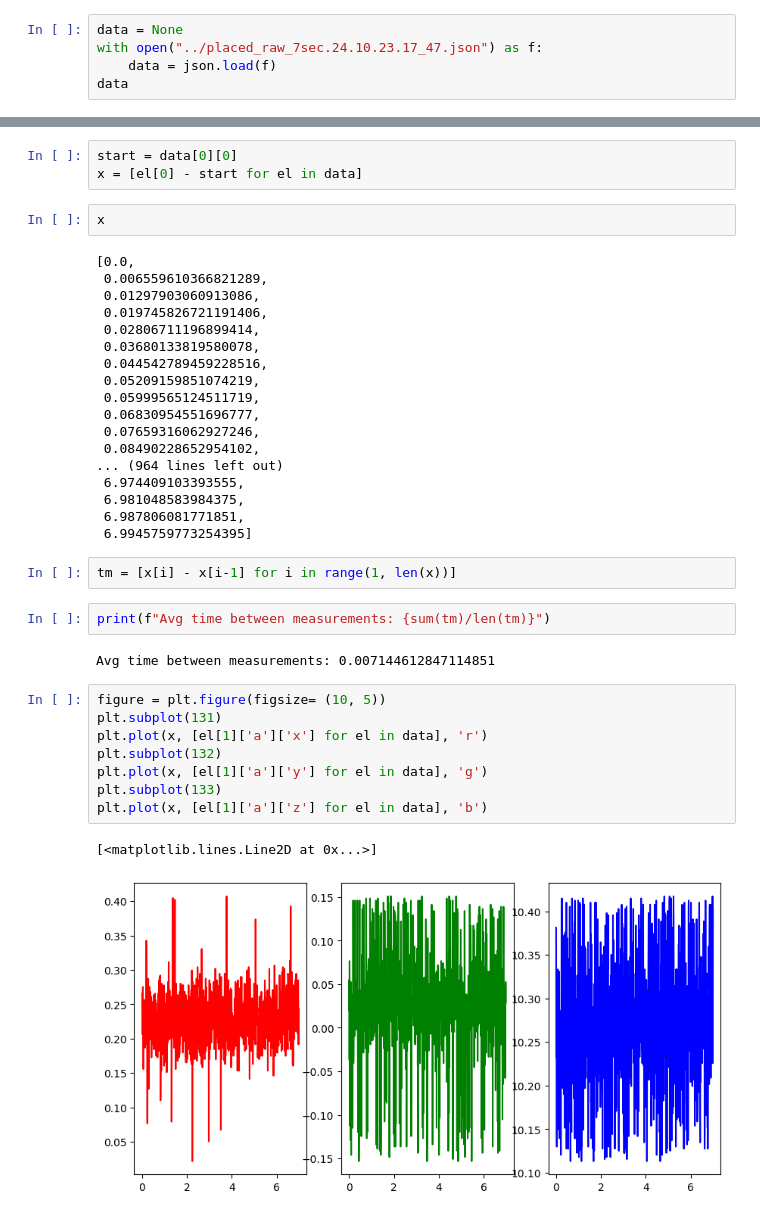
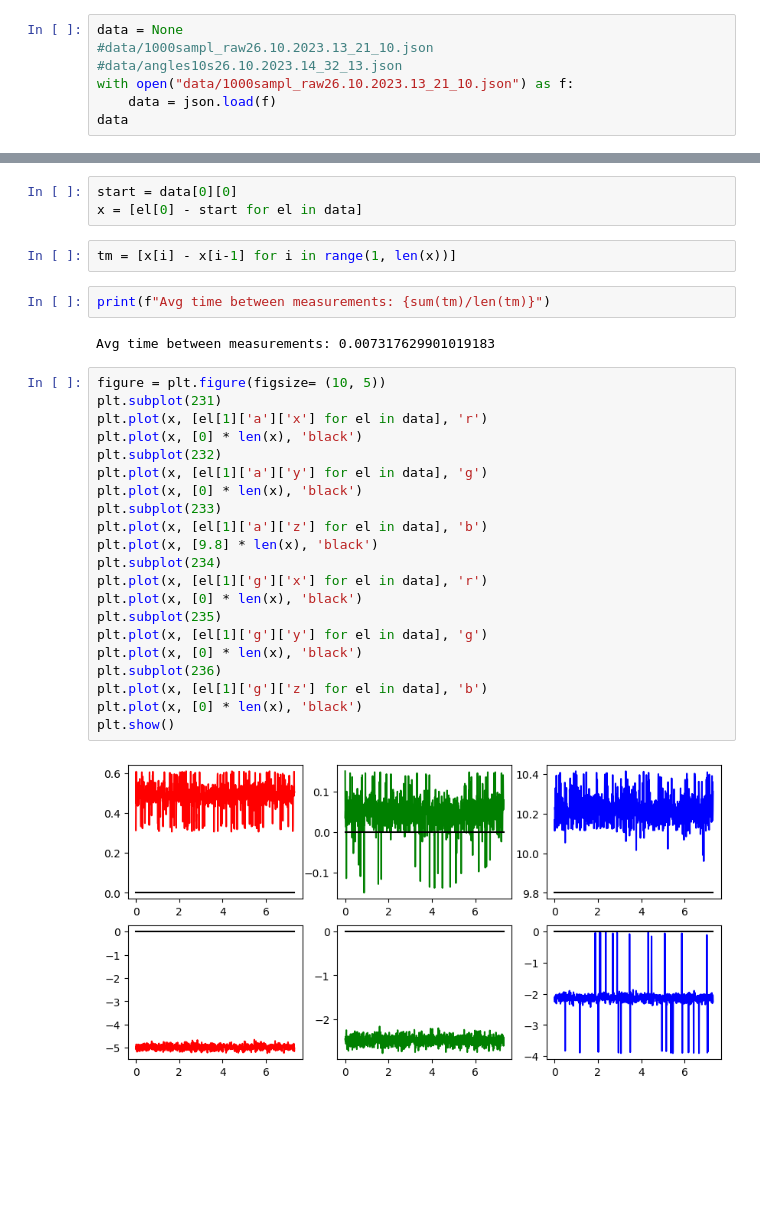
Before and after one commit to cbipok930/IMU-data-processing, a Jupyter notebook: Untitled.ipynb, the cells around one changed output, grey strips where cells are left out. Saved outputs shown, nothing was run; the diff lists cells and outputs as text; blank space fills up the shorter version.

```diff
--- a/Untitled.ipynb
+++ b/Untitled.ipynb
@@ -6,7 +7,9 @@ import json
 # sensor = mpu6050(0x68)
 # %%
 data = None
-with open("../placed_raw_7sec.24.10.23.17_47.json") as f:
+#data/1000sampl_raw26.10.2023.13_21_10.json
+#data/angles10s26.10.2023.14_32_13.json
+with open("data/1000sampl_raw26.10.2023.13_21_10.json") as f:
     data = json.load(f)
 data
 # %% [output]
@@ -30,42 +33,34 @@ data
 # %%
 start = data[0][0]
 x = [el[0] - start for el in data]
-# %%
-x
-# %% [output]
-[0.0,
- 0.006559610366821289,
- 0.01297903060913086,
- 0.019745826721191406,
- 0.02806711196899414,
- 0.03680133819580078,
- 0.044542789459228516,
- 0.05209159851074219,
- 0.05999565124511719,
- 0.06830954551696777,
- 0.07659316062927246,
- 0.08490228652954102,
-... (964 lines left out)
- 6.974409103393555,
- 6.981048583984375,
- 6.987806081771851,
- 6.9945759773254395]
 # %%
 tm = [x[i] - x[i-1] for i in range(1, len(x))]
 # %%
 print(f"Avg time between measurements: {sum(tm)/len(tm)}")
 # %% [output]
-Avg time between measurements: 0.007144612847114851
+Avg time between measurements: 0.007317629901019183
 # %%
 figure = plt.figure(figsize= (10, 5))
-plt.subplot(131)
+plt.subplot(231)
 plt.plot(x, [el[1]['a']['x'] for el in data], 'r')
-plt.subplot(132)
+plt.plot(x, [0] * len(x), 'black')
+plt.subplot(232)
 plt.plot(x, [el[1]['a']['y'] for el in data], 'g')
-plt.subplot(133)
+plt.plot(x, [0] * len(x), 'black')
+plt.subplot(233)
 plt.plot(x, [el[1]['a']['z'] for el in data], 'b')
+plt.plot(x, [9.8] * len(x), 'black')
+plt.subplot(234)
+plt.plot(x, [el[1]['g']['x'] for el in data], 'r')
+plt.plot(x, [0] * len(x), 'black')
+plt.subplot(235)
+plt.plot(x, [el[1]['g']['y'] for el in data], 'g')
+plt.plot(x, [0] * len(x), 'black')
+plt.subplot(236)
+plt.plot(x, [el[1]['g']['z'] for el in data], 'b')
+plt.plot(x, [0] * len(x), 'black')
+plt.show()
 # %% [output]
-[<matplotlib.lines.Line2D at 0x...>]
-[figure, old version]
+[figure, new version]
 # %%
 for k in ['x', 'y', 'z']:
```
Also changed, not shown: parts of 7 cells of this notebook, 7 other files.
